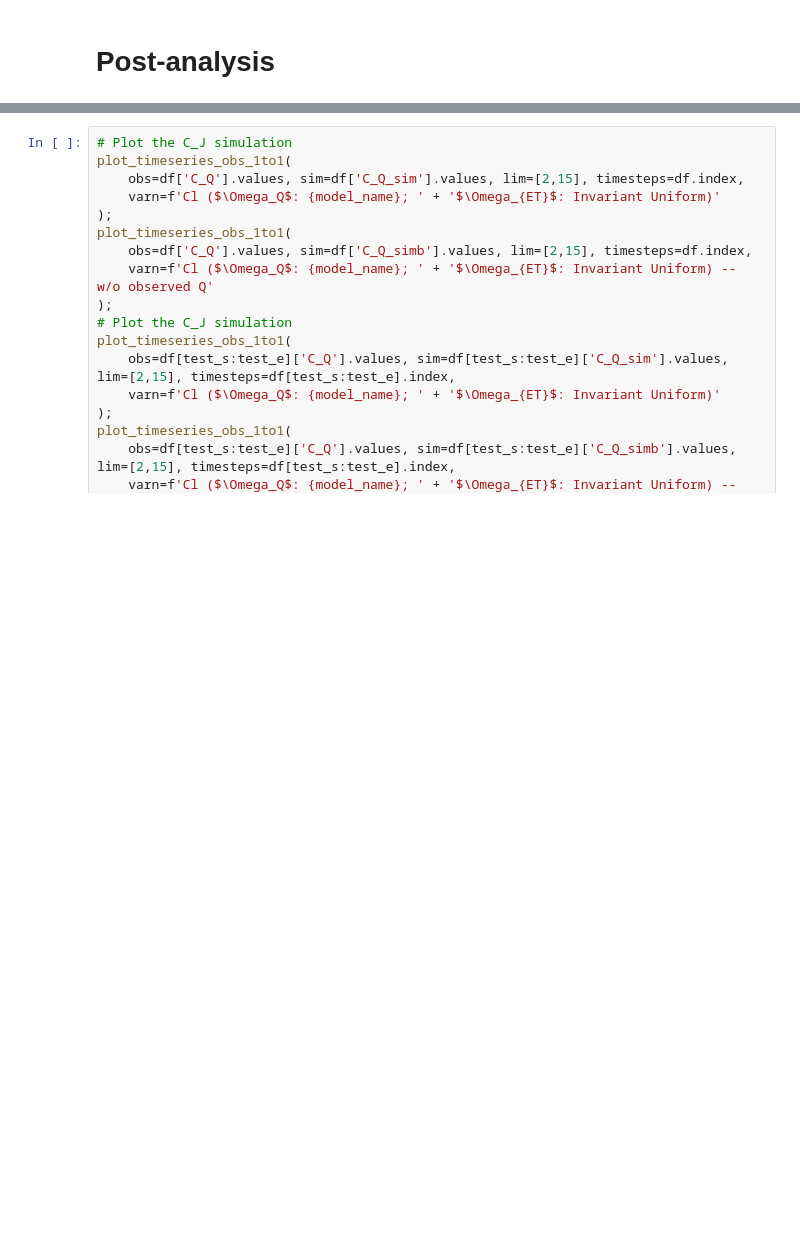
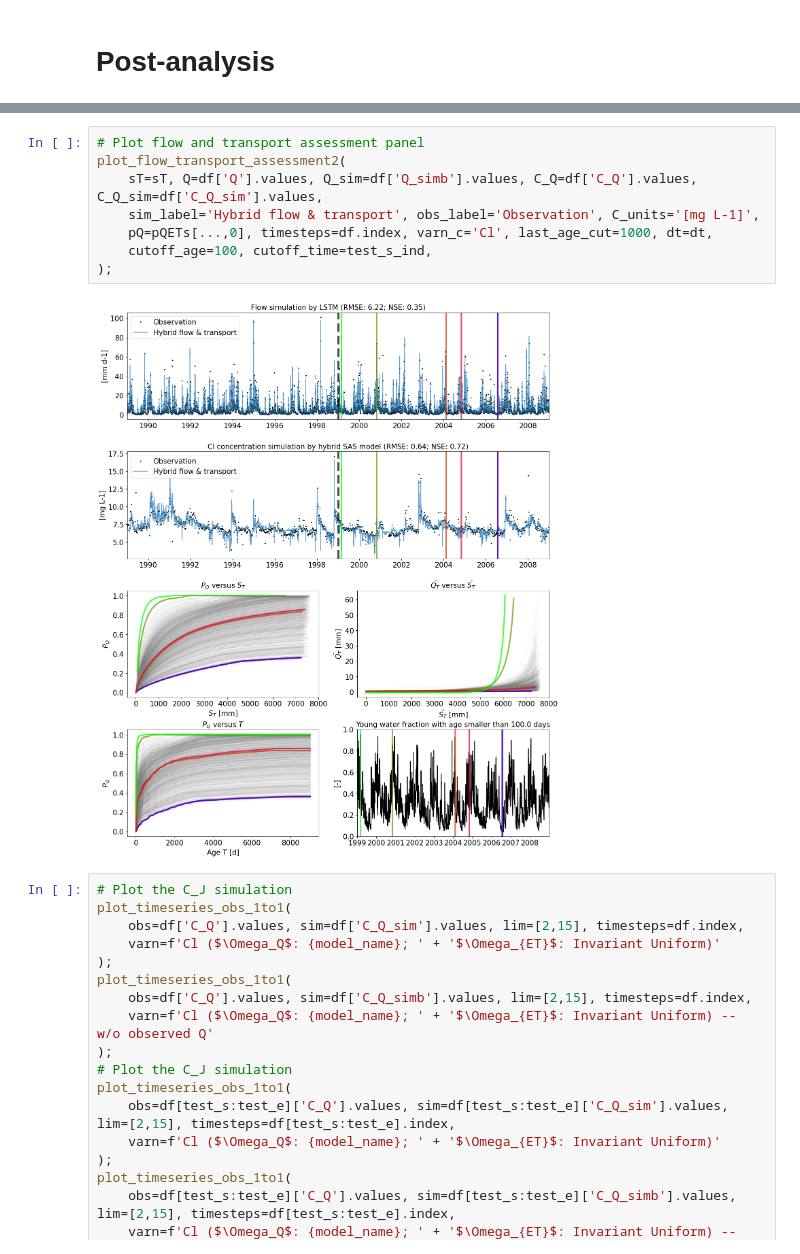
Before and after one commit to PeishiJiang/DiffFlowTransport, a Jupyter notebook: Plynlimon/Postprocess_mdn.ipynb, the cells around one changed output, grey strips where cells are left out. Saved outputs shown, nothing was run; the diff lists cells and outputs as text; blank space fills up the shorter version.

```diff
--- a/Plynlimon/Postprocess_mdn.ipynb
+++ b/Plynlimon/Postprocess_mdn.ipynb
@@ -79,3 +90,13 @@ dt = configs['transport_configs']['transport_specs']['dt']
+# %%
+# Plot flow and transport assessment panel
+plot_flow_transport_assessment2(
+    sT=sT, Q=df['Q'].values, Q_sim=df['Q_simb'].values, C_Q=df['C_Q'].values, C_Q_sim=df['C_Q_sim'].values,
+    sim_label='Hybrid flow & transport', obs_label='Observation', C_units='[mg L-1]',
+    pQ=pQETs[...,0], timesteps=df.index, varn_c='Cl', last_age_cut=1000, dt=dt,
+    cutoff_age=100, cutoff_time=test_s_ind,
+);
+# %% [output]
+[figure, added]
 # %%
 # Plot the C_J simulation
 plot_timeseries_obs_1to1(
```
Also changed, not shown: parts of 11 cells of this notebook, 4 other files.
